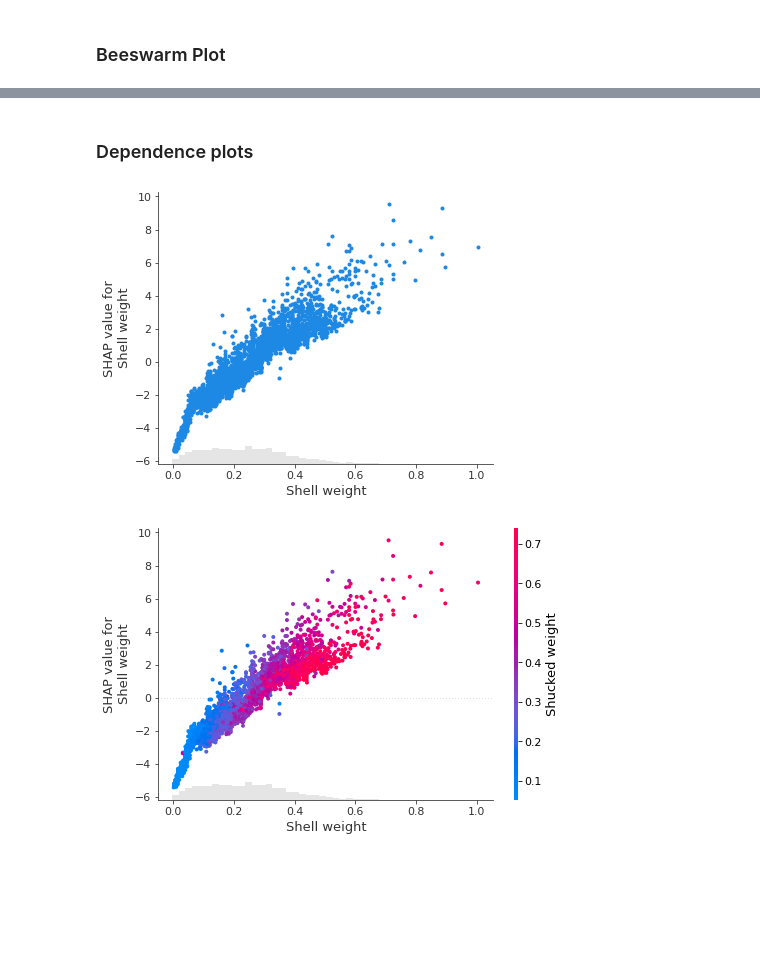
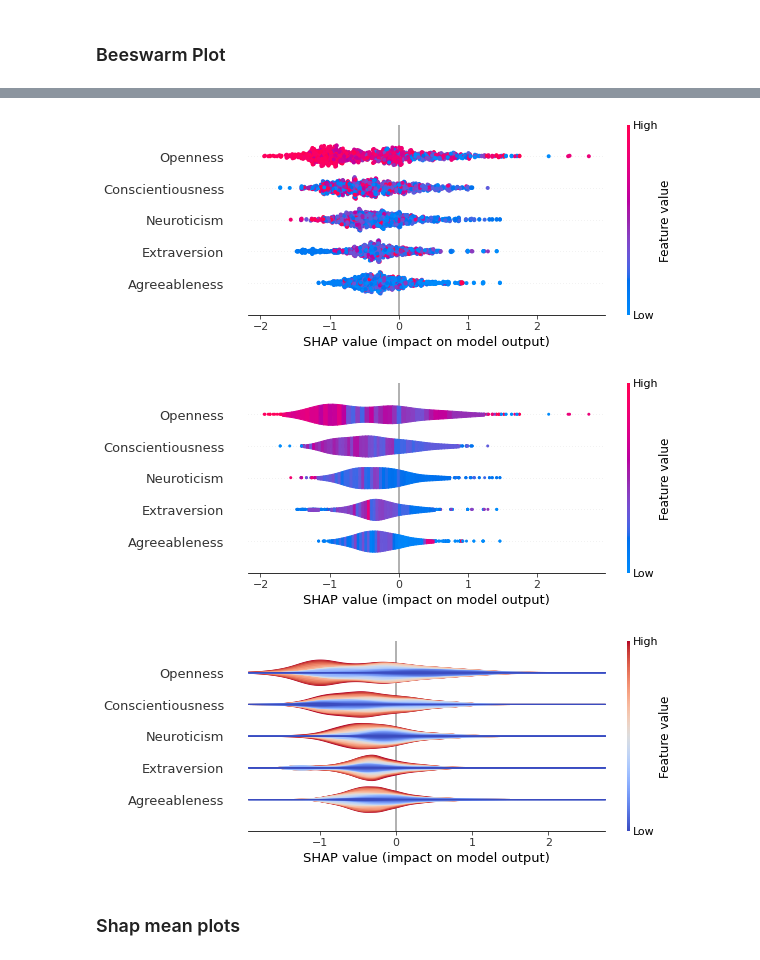
Before and after one commit to Abedeen25/Multiclass-classifiation-and-explainability, a Jupyter notebook: Shap_BPT.ipynb, the cells around one changed output, grey strips where cells are left out. Drawn from its saved outputs; the diff is of its cells as text; code cells hidden in the pictures; blank space fills up the shorter version.

```diff
--- a/Shap_BPT.ipynb
+++ b/Shap_BPT.ipynb
@@ -257,0 +289,5 @@ ValueError: The beeswarm plot does not support plotting a single instance, pleas
+# %%
+shap_values_web = shap_values[:,:,0]
+shap_values_oop = shap_values[:,:,1]
+shap_values_mobile = shap_values[:,:,2]
+shap_values_database = shap_values[:,:,3]
@@ -258,12 +318,10 @@ ValueError: The beeswarm plot does not support plotting a single instance, pleas
+# %%
+shap.plots.beeswarm(shap_values_database)
+shap.plots.violin(shap_values_database)
+shap.plots.violin(shap_values_database,plot_type="layered_violin")
+# %% [output]
+[figure, added]
+[figure, added]
+[figure, added]
 # %% [markdown]
-### Dependence plots
+### Shap mean plots
-# %%
-#plot 1: shell weight
-shap.plots.scatter(shap_values[:, "Shell weight"])
-# %% [output]
-[figure, removed]
-# %%
-#colored
-shap.plots.scatter(shap_values[:, "Shell weight"],color=shap_values[:,"Shucked weight"])
-# %% [output]
-[figure, removed]
```
Also changed, not shown: parts of 20 cells of this notebook.
